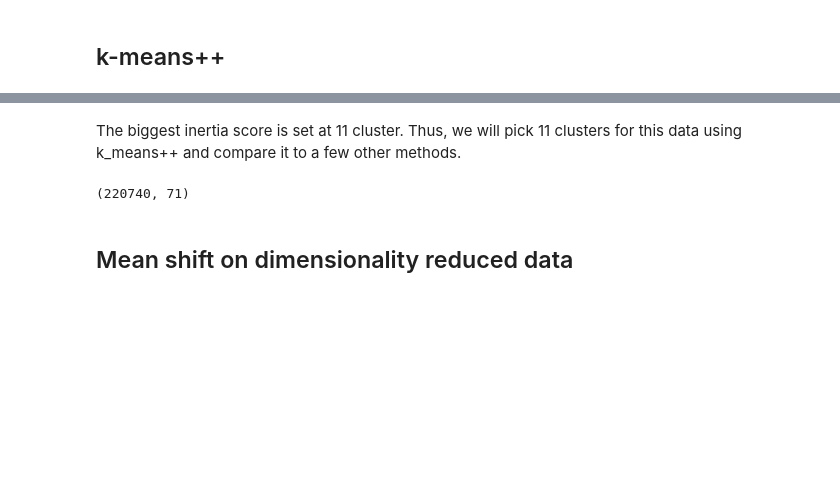
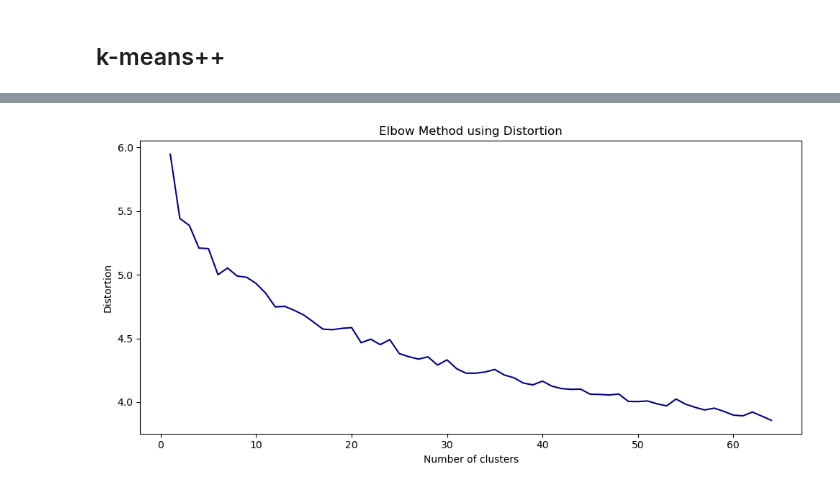
Before and after one commit to anly501/dsan-5000-project-jbrismor, a Jupyter notebook: dsan-website/5000-website/Clustering.ipynb, the cells around one changed output, grey strips where cells are left out. Saved outputs shown, nothing was run; the diff lists cells and outputs as text; code cells hidden in the pictures; blank space fills up the shorter version.

Commit message:
Clustering and dimensionality reduction first draft

```diff
--- a/dsan-website/5000-website/Clustering.ipynb
+++ b/dsan-website/5000-website/Clustering.ipynb
@@ -35,3 +19,6 @@ array([[ 0.68622878,  0.75139641,  0.72054183, ...,  1.01930298,
+# %%
+df_scaled=pd.DataFrame(df_scaled)
+df_scaled.shape
 # %%
 # Libraries for clustering
 import numpy as np
@@ -50,17 +60,17 @@ import pandas as pd
 # %%
-inertia_values = []
 distortion_values = []
 
-for i in range(1, 40):
+for i in range(1, 65):
     kmeans = KMeans(n_clusters=i, init='k-means++', max_iter=300, n_init=10, random_state=0)
     kmeans.fit(df_scaled)
-    inertia_values.append(kmeans.inertia_)
     cluster_assignments = kmeans.predict(df_scaled)
     centers = kmeans.cluster_centers_
+
     distortion = sum(np.min(pairwise_distances(df_scaled, centers, metric='euclidean'), axis=1)) / df_scaled.shape[0]
     distortion_values.append(distortion)
 
-kmeans_df = pd.DataFrame({'Clusters': range(1, 40), 'Distortion': distortion_values, 'Inertia': inertia_values})
+kmeans_df = pd.DataFrame({'Clusters': range(1, 65), 'Distortion': distortion_values})
 
+pd.set_option("display.max_rows", None)
 print(kmeans_df)
 # %% [output]
@@ -105,9 +94,11 @@ plt.show()
-# %% [markdown]
-The biggest inertia score is set at 11 cluster. Thus, we will pick 11 clusters for this data using k_means++ and compare it to a few other methods.
-# %%
-#give me the shape of df_norm
-print(df_norm.shape)
-# %% [output]
-(220740, 71)
-# %% [markdown]
-## Mean shift on dimensionality reduced data
+# %%
+plt.figure(figsize=(10, 5))
+plt.plot(kmeans_df['Clusters'], kmeans_df['Distortion'], marker='', linestyle='-', color='darkblue')
+plt.title('Elbow Method using Distortion')
+plt.ylabel('Distortion')
+plt.xlabel('Number of clusters')
+
+plt.tight_layout()
+plt.show()
+# %% [output]
+[figure, added]
```
Also changed, not shown: parts of 25 cells of this notebook, 20 other files.
